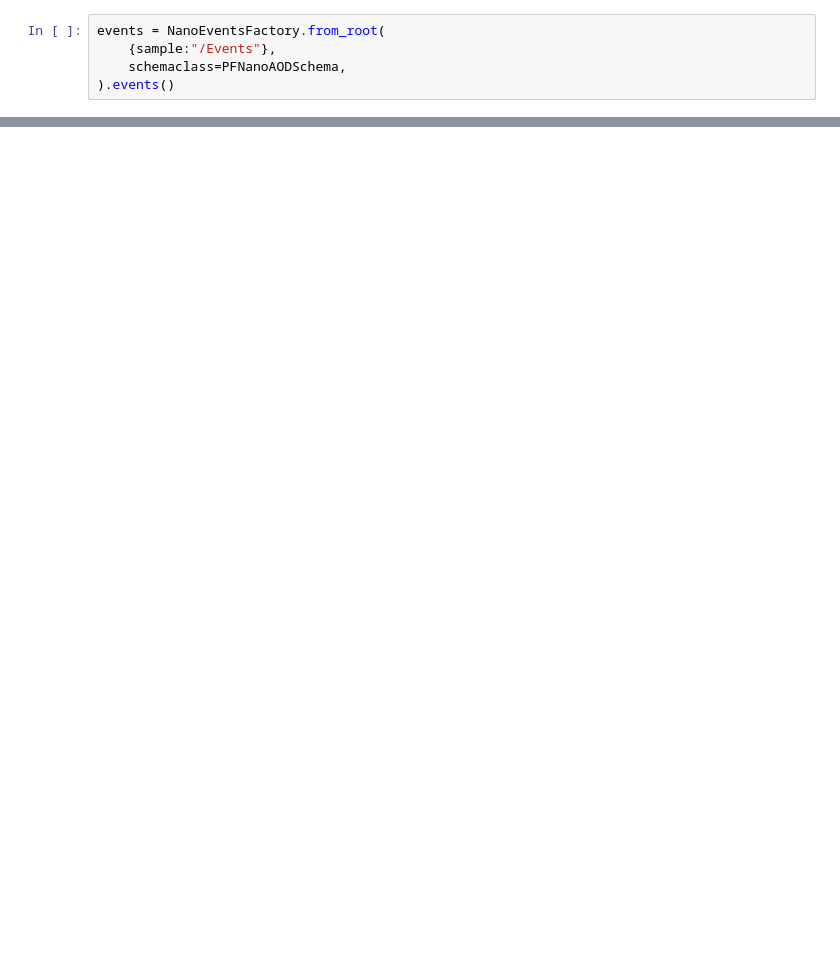
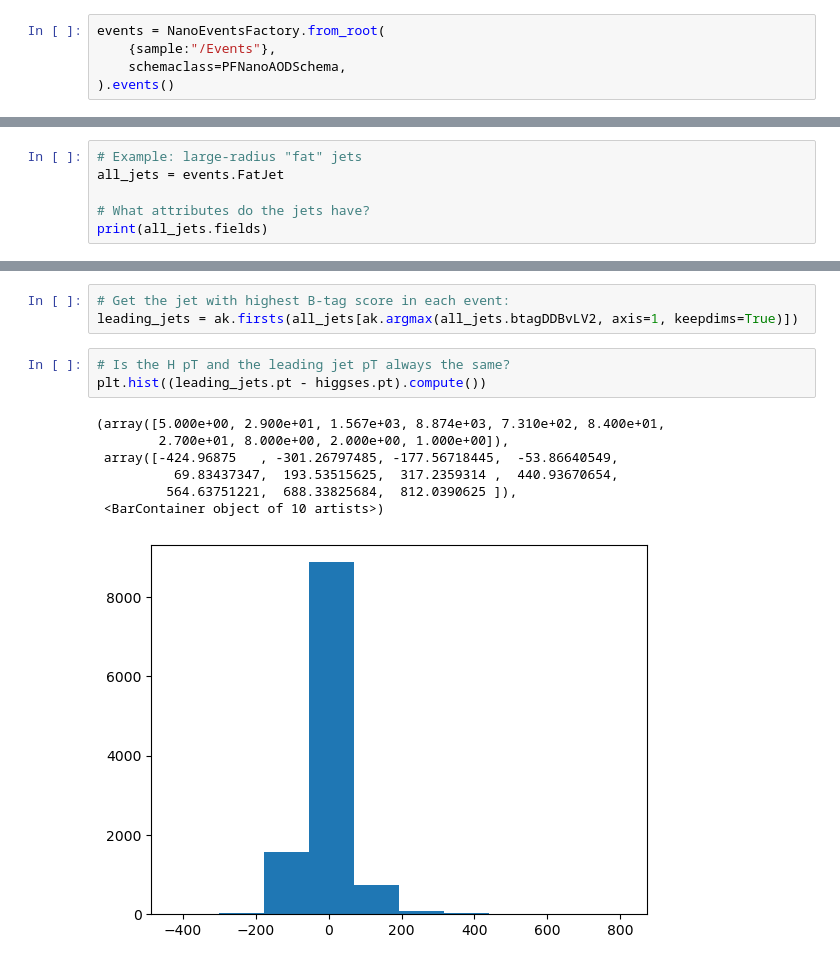
Before and after one commit to strombolini/softdrop-fall24-timofei, a Jupyter notebook: MinimalExample.ipynb, the cells around one changed output, grey strips where cells are left out. Drawn from its saved outputs; the diff is of its cells as text; blank space fills up the shorter version.

```diff
--- a/MinimalExample.ipynb
+++ b/MinimalExample.ipynb
@@ -36,0 +68,6 @@ AttributeError: no field named 'px'
+# %%
+# Example: large-radius "fat" jets
+all_jets = events.FatJet
+
+# What attributes do the jets have?
+print(all_jets.fields)
@@ -36,0 +112,14 @@ AttributeError: no field named 'px'
+# %%
+# Get the jet with highest B-tag score in each event:
+leading_jets = ak.firsts(all_jets[ak.argmax(all_jets.btagDDBvLV2, axis=1, keepdims=True)])
+# %%
+# Is the H pT and the leading jet pT always the same?
+plt.hist((leading_jets.pt - higgses.pt).compute())
+# %% [output]
+(array([5.000e+00, 2.900e+01, 1.567e+03, 8.874e+03, 7.310e+02, 8.400e+01,
+        2.700e+01, 8.000e+00, 2.000e+00, 1.000e+00]),
+ array([-424.96875   , -301.26797485, -177.56718445,  -53.86640549,
+          69.83437347,  193.53515625,  317.2359314 ,  440.93670654,
+         564.63751221,  688.33825684,  812.0390625 ]),
+ <BarContainer object of 10 artists>)
+[figure, added]
```
Also changed, not shown: parts of 16 cells of this notebook, 2 other files.
